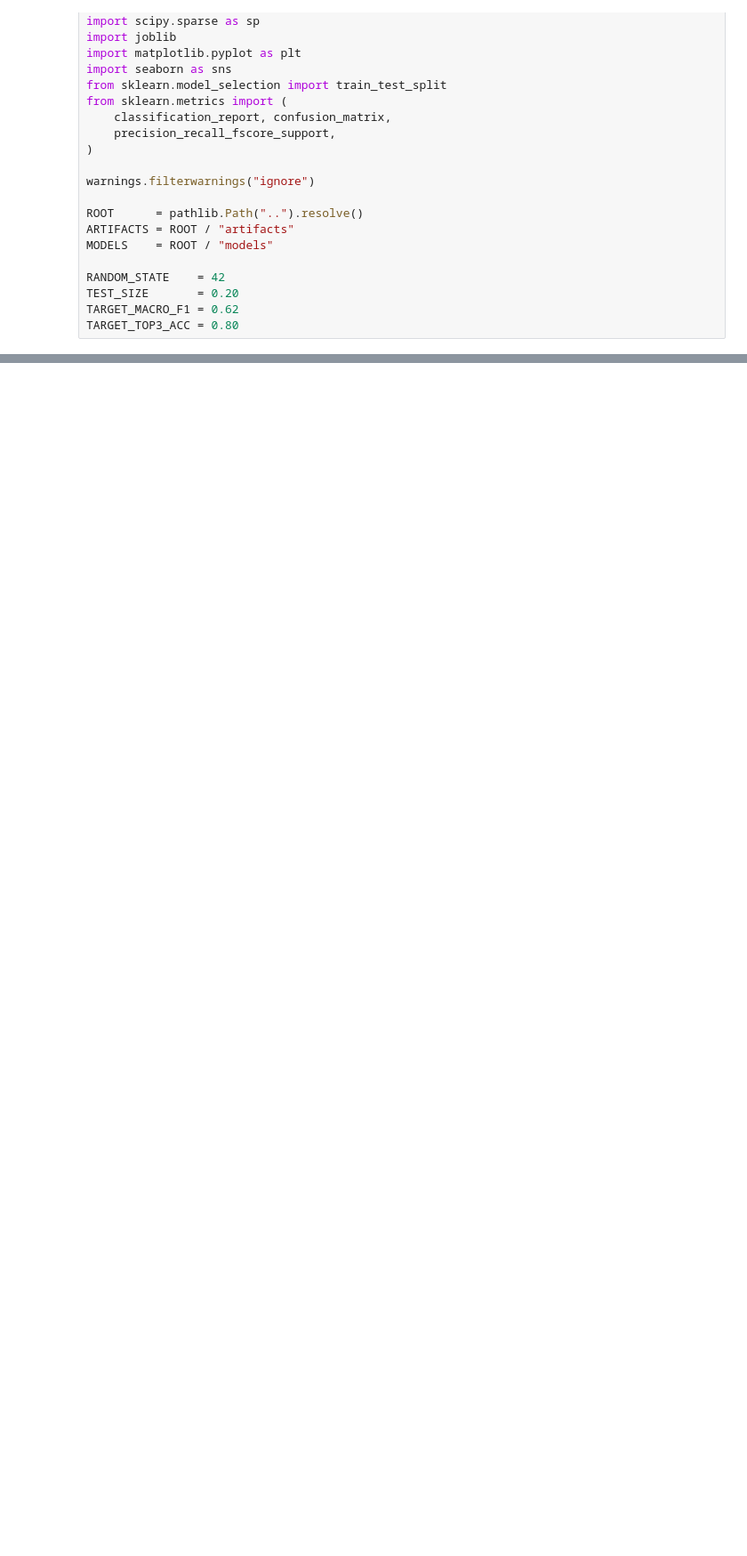
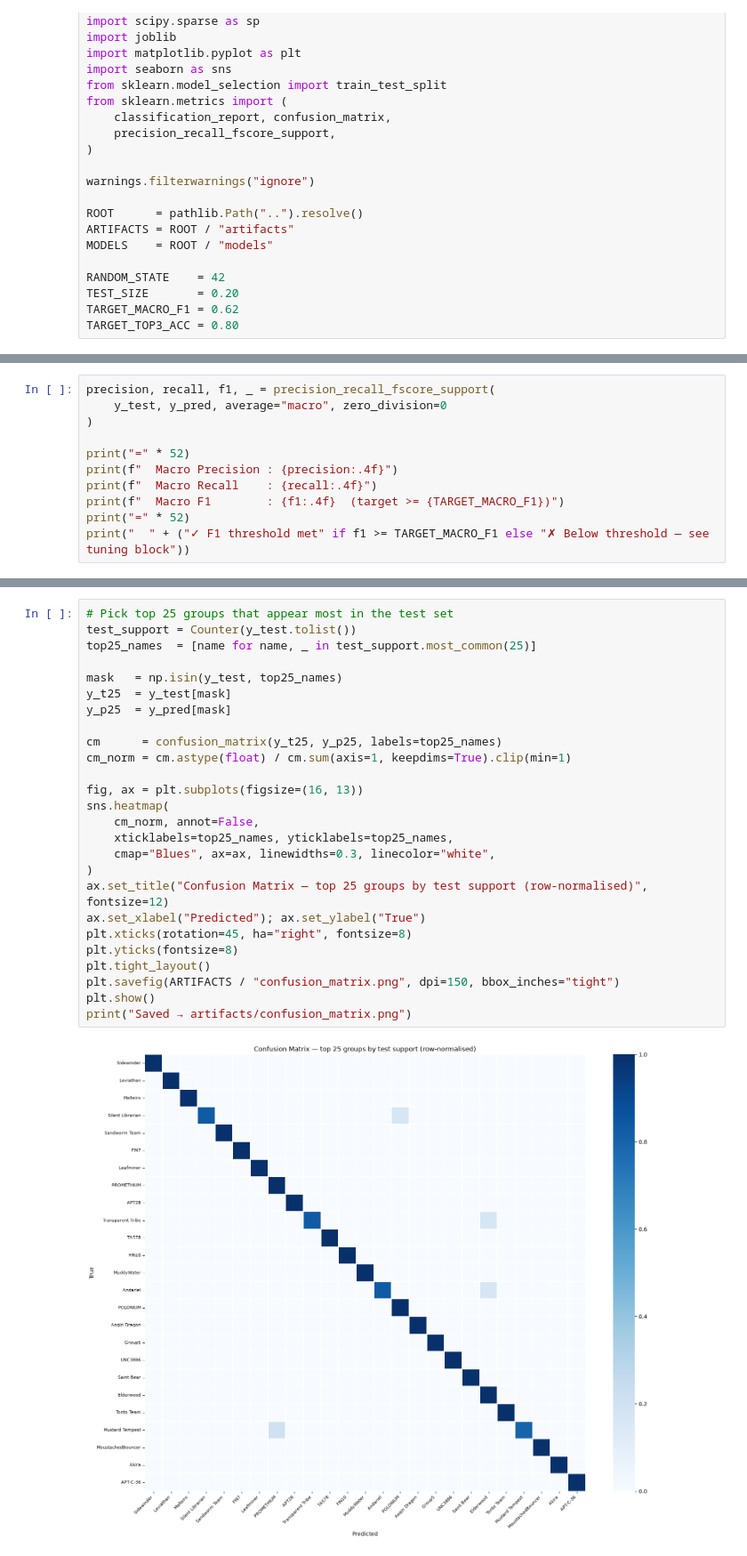
Before and after one commit to Jyoti-24-05/APT-Attribution-Engine, a Jupyter notebook: notebooks/evaluation.ipynb, the cells around one changed output, grey strips where cells are left out. Shown at 89% size. Cells and saved outputs as stored; diff of their text form; blank space fills up the shorter version.

```diff
--- a/notebooks/evaluation.ipynb
+++ b/notebooks/evaluation.ipynb
@@ -25,0 +88,11 @@ TARGET_TOP3_ACC = 0.80
+# %%
+precision, recall, f1, _ = precision_recall_fscore_support(
+    y_test, y_pred, average="macro", zero_division=0
+)
+
+print("=" * 52)
+print(f"  Macro Precision : {precision:.4f}")
+print(f"  Macro Recall    : {recall:.4f}")
+print(f"  Macro F1        : {f1:.4f}  (target >= {TARGET_MACRO_F1})")
+print("=" * 52)
+print("  " + ("✓ F1 threshold met" if f1 >= TARGET_MACRO_F1 else "✗ Below threshold — see tuning block"))
@@ -25,0 +172,28 @@ TARGET_TOP3_ACC = 0.80
+# %%
+# Pick top 25 groups that appear most in the test set
+test_support = Counter(y_test.tolist())
+top25_names  = [name for name, _ in test_support.most_common(25)]
+
+mask   = np.isin(y_test, top25_names)
+y_t25  = y_test[mask]
+y_p25  = y_pred[mask]
+
+cm      = confusion_matrix(y_t25, y_p25, labels=top25_names)
+cm_norm = cm.astype(float) / cm.sum(axis=1, keepdims=True).clip(min=1)
+
+fig, ax = plt.subplots(figsize=(16, 13))
+sns.heatmap(
+    cm_norm, annot=False,
+    xticklabels=top25_names, yticklabels=top25_names,
+    cmap="Blues", ax=ax, linewidths=0.3, linecolor="white",
+)
+ax.set_title("Confusion Matrix — top 25 groups by test support (row-normalised)", fontsize=12)
+ax.set_xlabel("Predicted"); ax.set_ylabel("True")
+plt.xticks(rotation=45, ha="right", fontsize=8)
+plt.yticks(fontsize=8)
+plt.tight_layout()
+plt.savefig(ARTIFACTS / "confusion_matrix.png", dpi=150, bbox_inches="tight")
+plt.show()
+print("Saved → artifacts/confusion_matrix.png")
+# %% [output]
+[figure, added]
```
Also changed, not shown: parts of 13 cells of this notebook.
